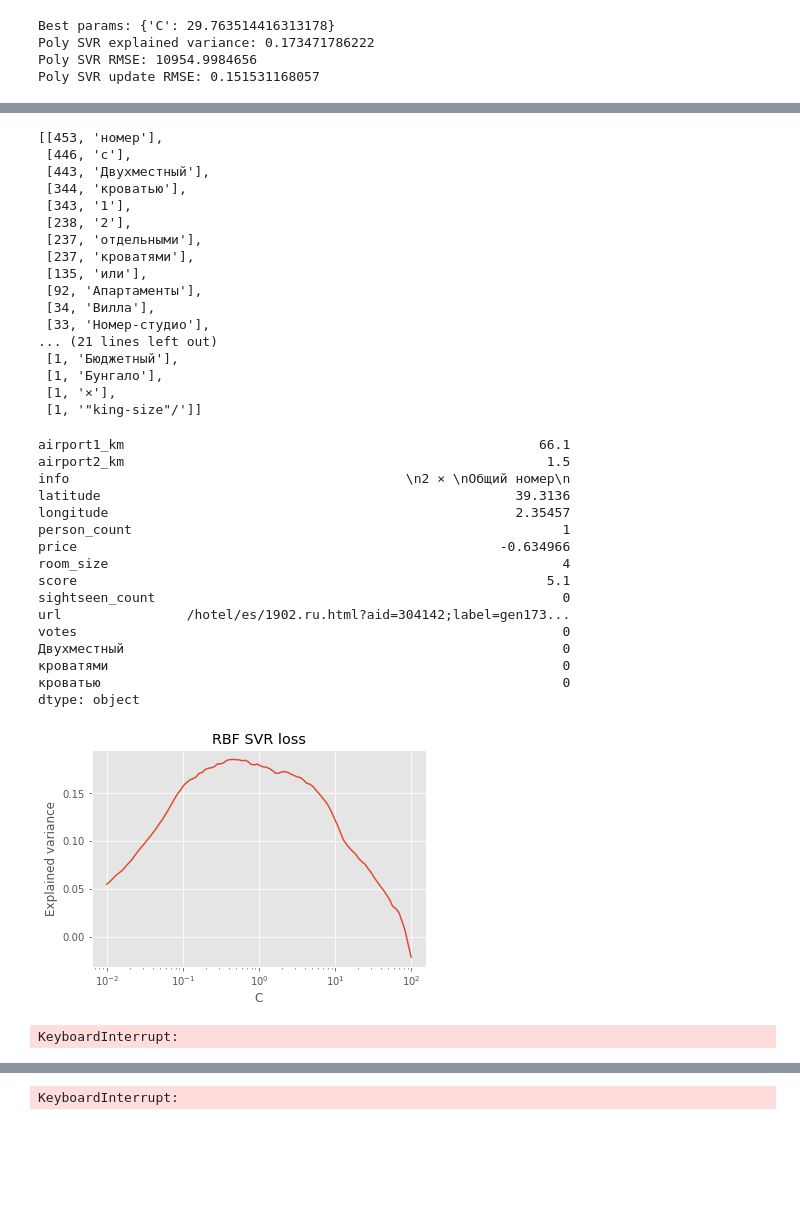
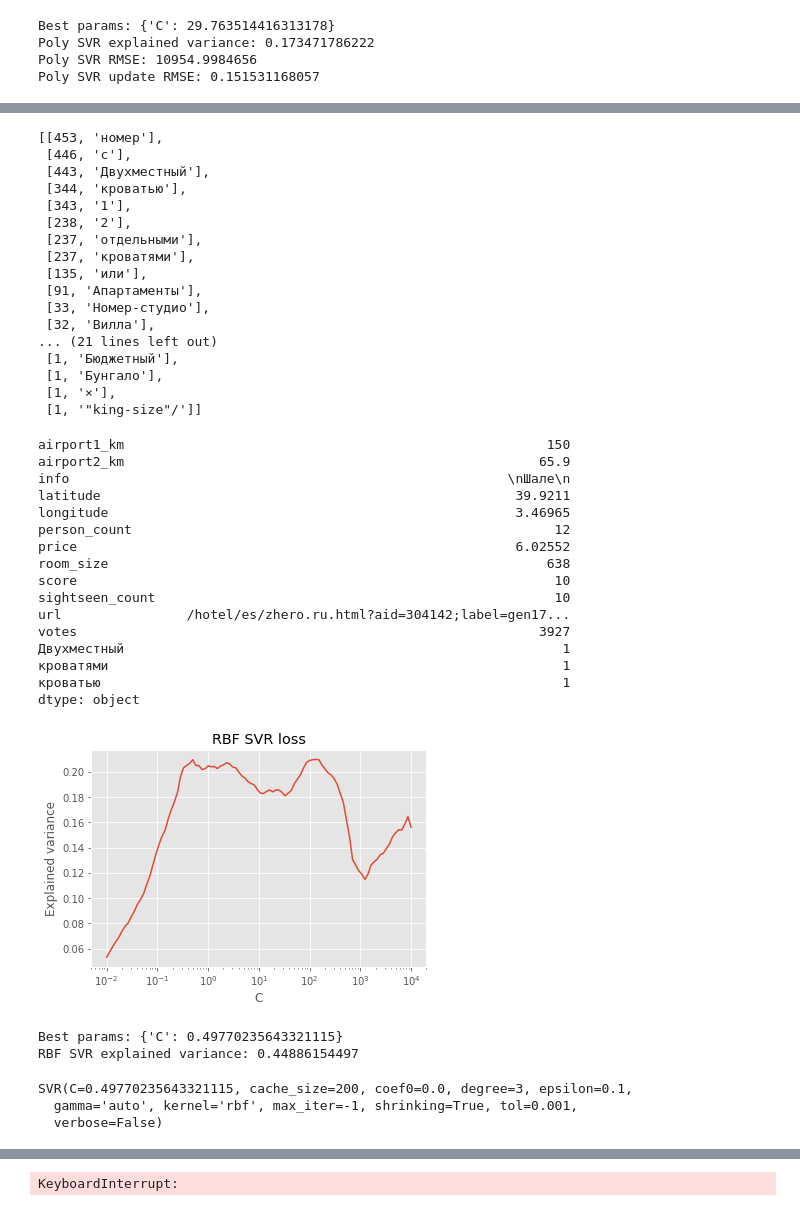
Before and after one commit to vslutov/IntellectualProcessing-Project, a Jupyter notebook: Prediction.ipynb, the cells around one changed output, grey strips where cells are left out. Saved outputs shown, nothing was run; the diff lists cells and outputs as text; code cells hidden in the pictures; blank space fills up the shorter version.

```diff
--- a/Prediction.ipynb
+++ b/Prediction.ipynb
@@ -10,6 +10,7 @@ plt.rcParams['figure.figsize'] = (12, 6)
 %matplotlib inline
 # %%
 df = pd.read_csv("data/data.csv", sep="\t", encoding='utf-8', index_col=0)
+df = df[df.price < 120000]
 
 df.room_size = df.room_size.fillna(10)
 df.airport1_km = df.airport1_km.fillna(150)
@@ -24,7 +25,7 @@ df.price /= df.price.std()
 from sklearn.model_selection import train_test_split
 train_indeces, test_indeces = train_test_split(range(len(df)), shuffle=True, test_size=0.2, random_state=42)
 # %%
-X = df.drop(["price", "info", "url", "latitude", "longitude"], axis=1).values
+X = df.drop(["price", "info", "url"], axis=1).values
 X -= X.mean(axis=0)
 X /= X.std(axis=0)
 y = df.price.values
@@ -50,12 +51,11 @@ def plot_score(model, model_name, X_train, y_train, param_name='alpha', param_sp
         setattr(model, param_name, alpha)
         errors.append(cross_val_score(estimator=model, X=X_train, y=y_train, cv=10, scoring='explained_variance').mean())
 
-    plt.plot(param_space, errors)
+    plt.plot(param_space, errors, label=model_name)
     plt.xscale(xscale)
     plt.ylabel("Explained variance")
     plt.xlabel(param_name)
     plt.title("{model_name} loss".format(model_name=model_name))
-    plt.show()
 
     return errors
 
@@ -72,6 +72,8 @@ def show_best_score(model, model_name, param_grid, X_train, y_train, X_test, y_t
 
     model_score = explained_variance_score(y_test, y_pred)
     print("{model_name} explained variance:".format(model_name=model_name), model_score)
+
+    return model
     # model_score = np.sqrt(mean_squared_error(y_test, y_pred))
     # print("{model_name} RMSE:".format(model_name=model_name), model_score)
     # print("{model_name} update RMSE:".format(model_name=model_name), (baseline_score - model_score) / baseline_score)
@@ -226,9 +270,9 @@ sorted(([b, a] for a, b in dictionary.items()), reverse=True)
  [237, 'отдельными'],
  [237, 'кроватями'],
  [135, 'или'],
- [92, 'Апартаменты'],
- [34, 'Вилла'],
+ [91, 'Апартаменты'],
  [33, 'Номер-студио'],
+ [32, 'Вилла'],
 ... (21 lines left out)
  [1, 'Бюджетный'],
  [1, 'Бунгало'],
@@ -240,23 +284,23 @@ good_words = ['Двухместный', 'кроватями', 'кроватью'
 one_hot = pd.get_dummies(df["info"].str.split().apply(pd.Series).stack()).sum(level=0)[good_words]
 df = df.join(one_hot)
 # %%
-df.min()
+df.max()
 # %% [output]
-airport1_km                                                     66.1
-airport2_km                                                      1.5
-info                                           \n2 × \nОбщий номер\n
-latitude                                                     39.3136
-longitude                                                    2.35457
-person_count                                                       1
-price                                                      -0.634966
-room_size                                                          4
-score                                                            5.1
-sightseen_count                                                    0
-url                /hotel/es/1902.ru.html?aid=304142;label=gen173...
-votes                                                              0
-Двухместный                                                        0
-кроватями                                                          0
-кроватью                                                           0
+airport1_km                                                      150
+airport2_km                                                     65.9
+info                                                        \nШале\n
+latitude                                                     39.9211
+longitude                                                    3.46965
+person_count                                                      12
+price                                                        6.02552
+room_size                                                        638
+score                                                             10
+sightseen_count                                                   10
+url                /hotel/es/zhero.ru.html?aid=304142;label=gen17...
+votes                                                           3927
+Двухместный                                                        1
+кроватями                                                          1
+кроватью                                                           1
 dtype: object
 # %%
 X = df.drop(["price", "info", "url"], axis=1).values
@@ -305,13 +349,17 @@ X_train = preprop.fit_transform(X_train, y_train)
 X_test = preprop.fit(X_train, y_train).transform(X_test)
 # %%
 model = SVR(kernel="rbf")
-param_grid = {'C': np.logspace(-2, 2, 100), }
+param_grid = {'C': np.logspace(-2, 4, 100), }
 
 plot_score(model=model, model_name="RBF SVR", X_train=X_train, y_train=y_train, param_name="C", param_space=param_grid["C"])
 show_best_score(model=model, model_name='RBF SVR',  param_grid=param_grid, X_train=X_train, y_train=y_train, X_test=X_test, y_test=y_test)
 # %% [output]
-[figure, old version]
+[figure, new version]
-KeyboardInterrupt:
+Best params: {'C': 0.49770235643321115}
+RBF SVR explained variance: 0.44886154497
+SVR(C=0.49770235643321115, cache_size=200, coef0=0.0, degree=3, epsilon=0.1,
+  gamma='auto', kernel='rbf', max_iter=-1, shrinking=True, tol=0.001,
+  verbose=False)
 # %%
 model = LinearSVR()
 param_grid = {'C': np.logspace(-2, 0, 20), }
```
Also changed, not shown: parts of 19 cells of this notebook.
